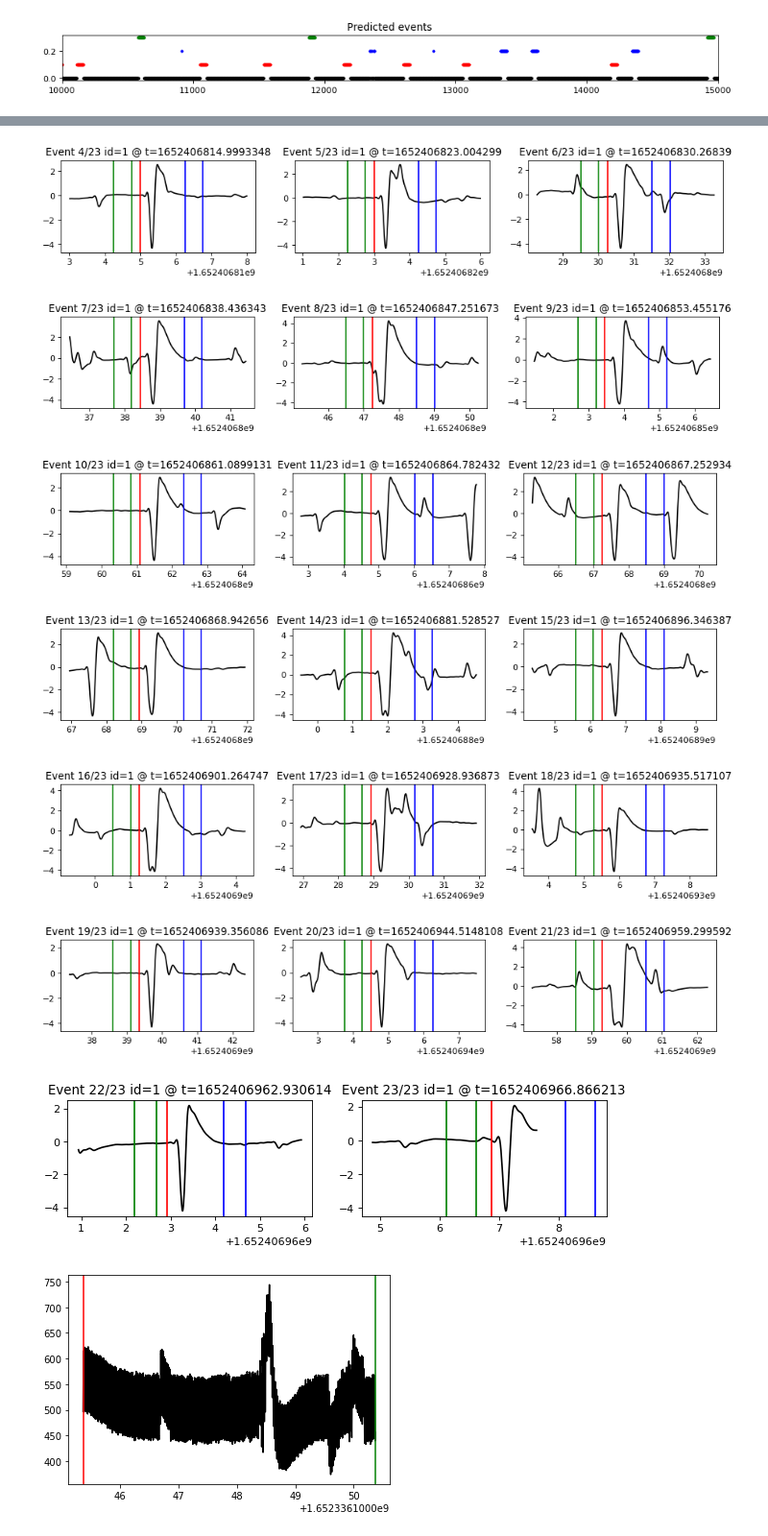
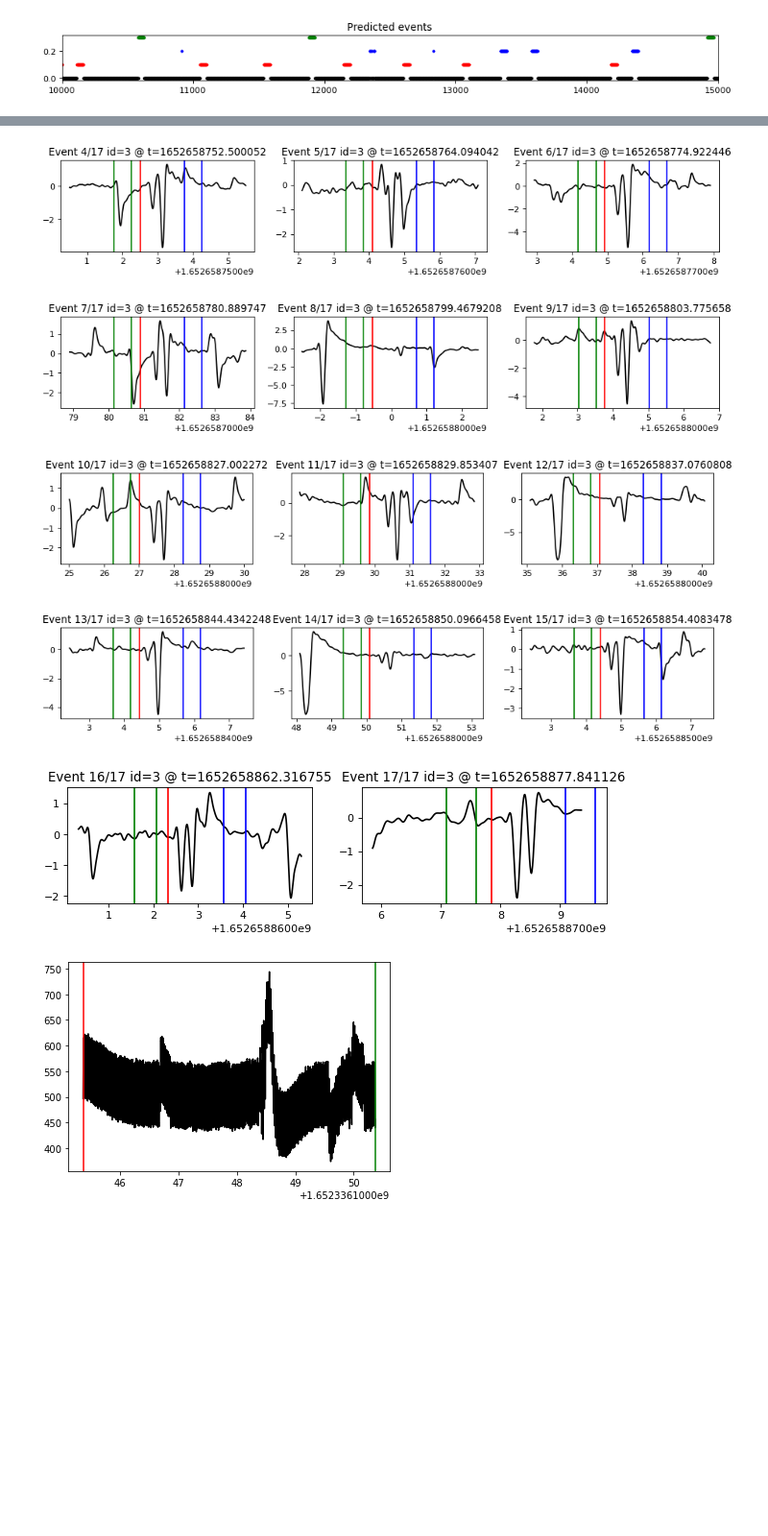
Before and after one commit to mattyhempstead/brain4, a Jupyter notebook: final/analysis/build_model.ipynb, the cells around one changed output, grey strips where cells are left out. Shown at 96% size. Saved outputs shown, nothing was run; the diff lists cells and outputs as text; code cells hidden in the pictures; blank space fills up the shorter version.

```diff
--- a/final/analysis/build_model.ipynb
+++ b/final/analysis/build_model.ipynb
@@ -86,6 +90,8 @@ FILE_NAMES_TRAIN = [
 #     "DATA_2022-05-13_Josh_0001_7_1652406788",
     "DATA_2022-05-13_Josh_0001_8_1652407331",
     "DATA_2022-05-13_Josh_0001_8_1652407508",
+    "DATA_2022-05-16_Alex_0005_1_1652658715",
+    "DATA_2022-05-16_Alex_0005_2_1652660251"
 ]
 
 FILE_NAMES_TEST = [
@@ -575,8 +581,9 @@ from data_transform import LP_Filter
 # PLOT_FILE_NAME = "DATA_2022-05-13_Josh_0001_3_1652400625"
 # PLOT_FILE_NAME = "DATA_2022-05-13_Josh_0001_3_1652400939"
 # PLOT_FILE_NAME = "DATA_2022-05-13_Josh_0001_4_1652401267"
+PLOT_FILE_NAME = "DATA_2022-05-16_Marcus_0005_1_1652664616"
 
-PLOT_FILE_NAME = "DATA_2022-05-13_Josh_0001_7_1652406788"
+PLOT_FILE_NAME = FILE_NAMES_TRAIN[-2]
 
 
 samples_df = load_sample_data(SAMPLES_PATH + PLOT_FILE_NAME)
@@ -591,7 +598,7 @@ events_df = load_event_data(
 
 plot_samples_events_individual(
     samples_df, events_df,
-    event_id = 1,
+    event_id = 3,
 
     event_length = EVENT_LENGTH,
     event_start = EVENT_START,
@@ -606,10 +613,8 @@ plot_samples_events_individual(
-[figure, old version]
+[figure, new version]
-[figure, old version]
+[figure, new version]
-[figure, old version]
+[figure, new version]
-[figure, old version]
+[figure, new version]
-[figure, old version]
+[figure, new version]
-[figure, removed]
-[figure, removed]
 # %%
 # PLOT_FILE_NAME = FILE_NAMES_TRAIN[2]
 PLOT_FILE_NAME = FILE_NAMES_TEST[1]
```
Also changed, not shown: parts of 2 cells of this notebook, 14 other files.
